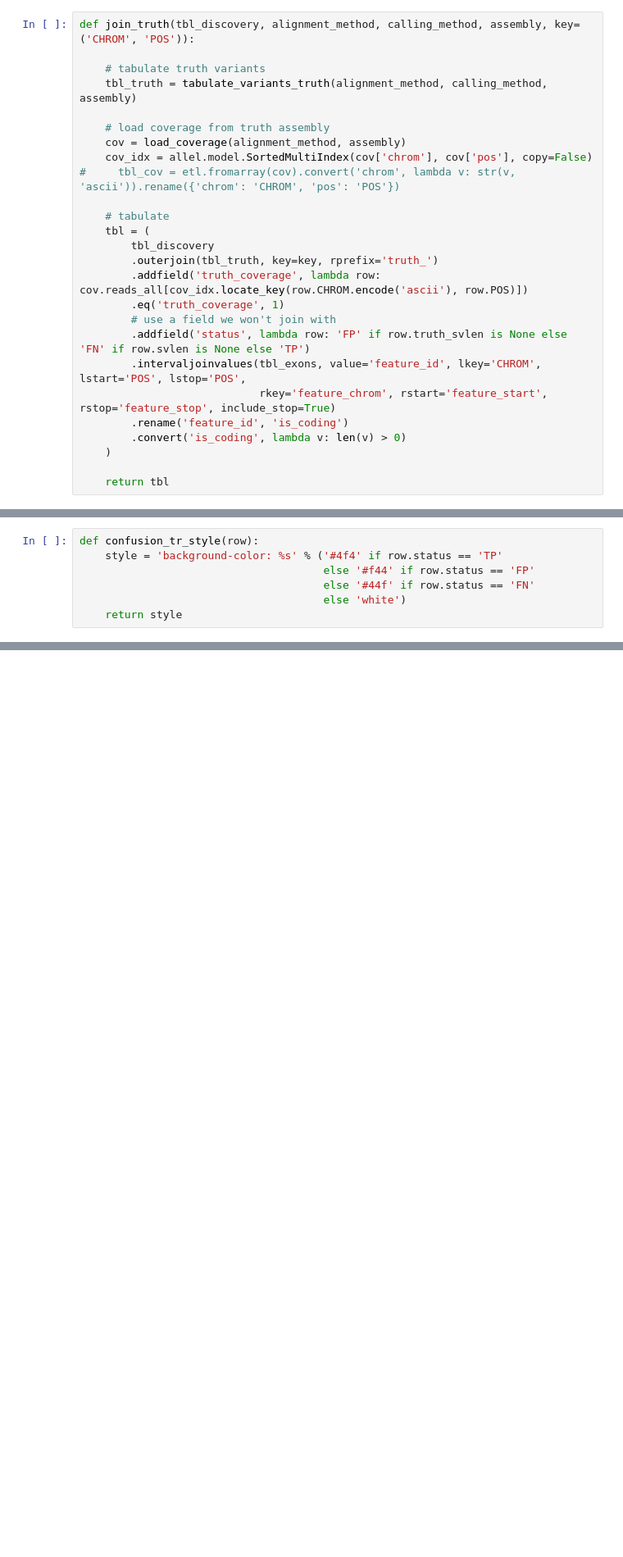
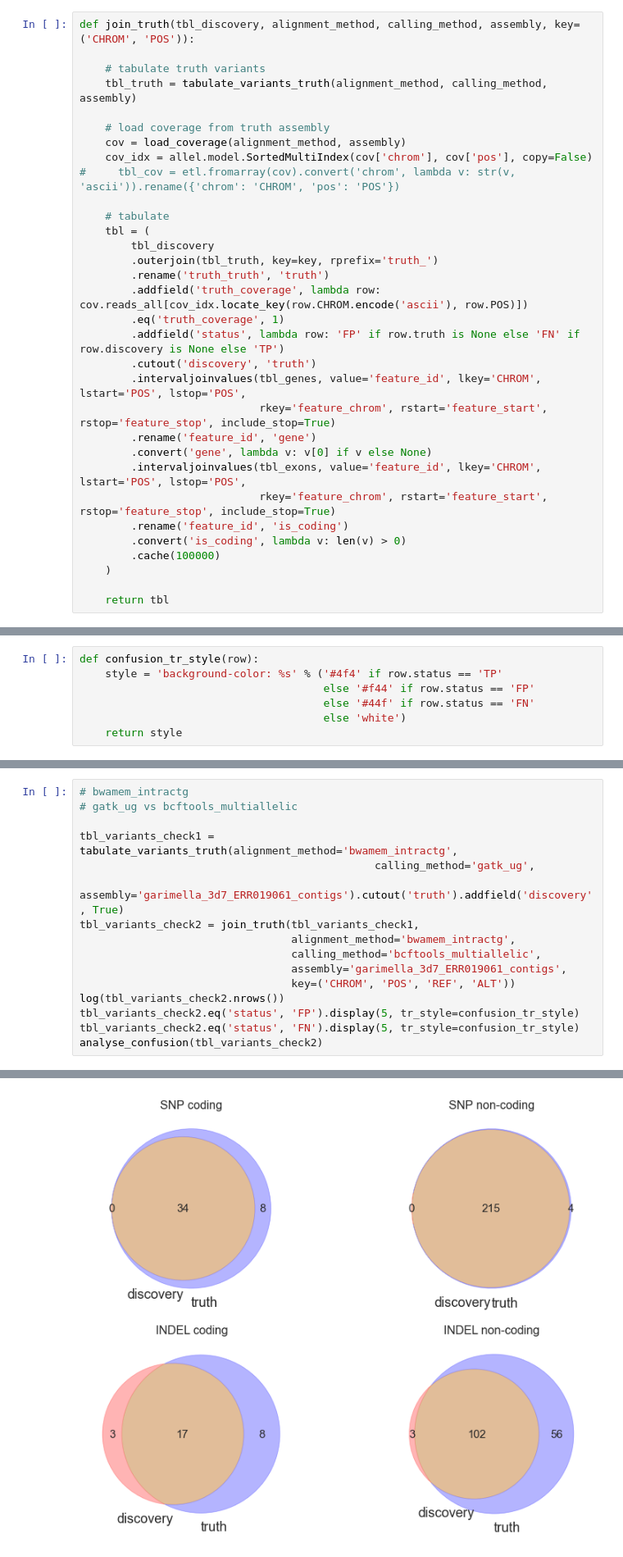
Before and after one commit to wtchg-kwiatkowski/pfx-paper-2015, a Jupyter notebook: supplementary/notebooks/evaluation/evaluation1.ipynb, the cells around one changed output, grey strips where cells are left out. Shown at 82% size. Drawn from its saved outputs; the diff is of its cells as text; blank space fills up the shorter version.

```diff
--- a/supplementary/notebooks/evaluation/evaluation1.ipynb
+++ b/supplementary/notebooks/evaluation/evaluation1.ipynb
@@ -151,14 +153,20 @@ def join_truth(tbl_discovery, alignment_method, calling_method, assembly, key=('
     tbl = (
         tbl_discovery
         .outerjoin(tbl_truth, key=key, rprefix='truth_')
+        .rename('truth_truth', 'truth')
         .addfield('truth_coverage', lambda row: cov.reads_all[cov_idx.locate_key(row.CHROM.encode('ascii'), row.POS)])
         .eq('truth_coverage', 1)
-        # use a field we won't join with
-        .addfield('status', lambda row: 'FP' if row.truth_svlen is None else 'FN' if row.svlen is None else 'TP')
+        .addfield('status', lambda row: 'FP' if row.truth is None else 'FN' if row.discovery is None else 'TP')
+        .cutout('discovery', 'truth')
+        .intervaljoinvalues(tbl_genes, value='feature_id', lkey='CHROM', lstart='POS', lstop='POS',
+                            rkey='feature_chrom', rstart='feature_start', rstop='feature_stop', include_stop=True)
+        .rename('feature_id', 'gene')
+        .convert('gene', lambda v: v[0] if v else None)
         .intervaljoinvalues(tbl_exons, value='feature_id', lkey='CHROM', lstart='POS', lstop='POS',
                             rkey='feature_chrom', rstart='feature_start', rstop='feature_stop', include_stop=True)
         .rename('feature_id', 'is_coding')
         .convert('is_coding', lambda v: len(v) > 0)
+        .cache(100000)
     )
 
     return tbl
@@ -243,0 +268,17 @@ def confusion_tr_style(row):
+# %%
+# bwamem_intractg
+# gatk_ug vs bcftools_multiallelic
+
+tbl_variants_check1 = tabulate_variants_truth(alignment_method='bwamem_intractg',
+                                              calling_method='gatk_ug',
+                                              assembly='garimella_3d7_ERR019061_contigs').cutout('truth').addfield('discovery', True)
+tbl_variants_check2 = join_truth(tbl_variants_check1,
+                                 alignment_method='bwamem_intractg',
+                                 calling_method='bcftools_multiallelic',
+                                 assembly='garimella_3d7_ERR019061_contigs',
+                                 key=('CHROM', 'POS', 'REF', 'ALT'))
+log(tbl_variants_check2.nrows())
+tbl_variants_check2.eq('status', 'FP').display(5, tr_style=confusion_tr_style)
+tbl_variants_check2.eq('status', 'FN').display(5, tr_style=confusion_tr_style)
+analyse_confusion(tbl_variants_check2)
+# %% [output]
@@ -243,0 +314 @@ def confusion_tr_style(row):
+[figure, added]
```
Also changed, not shown: parts of 25 cells of this notebook, 1 other file.
